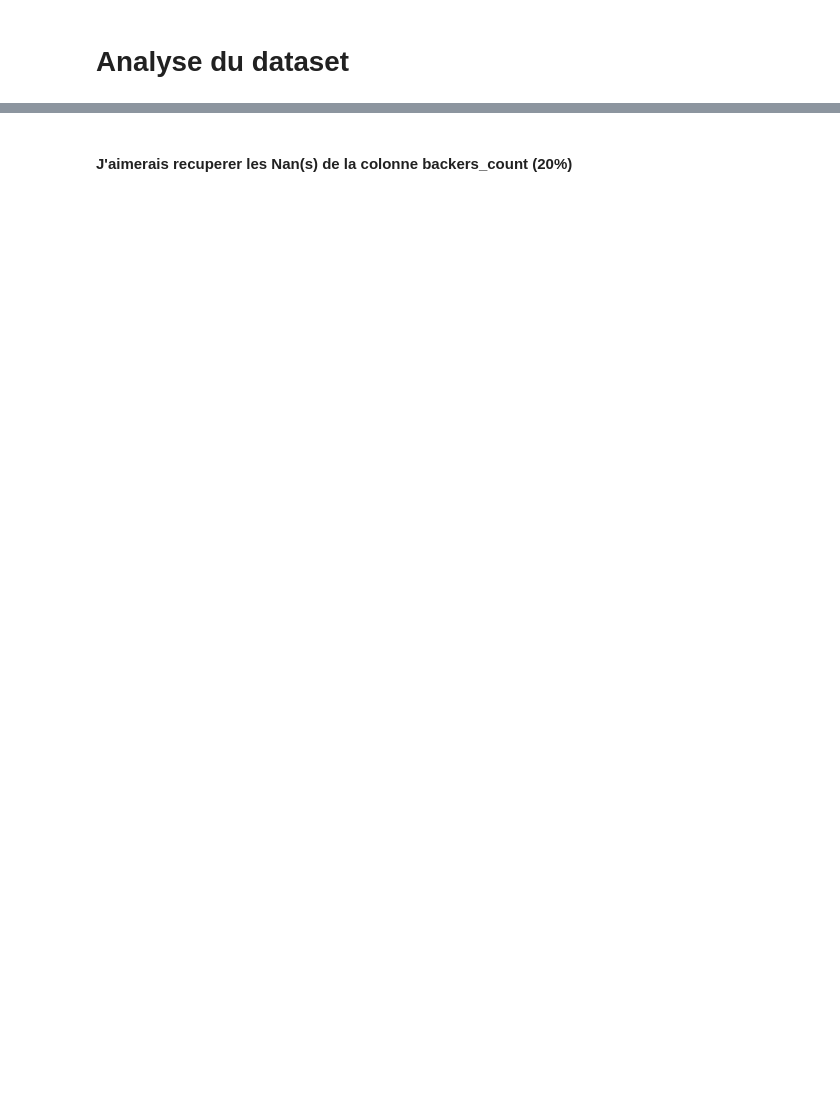
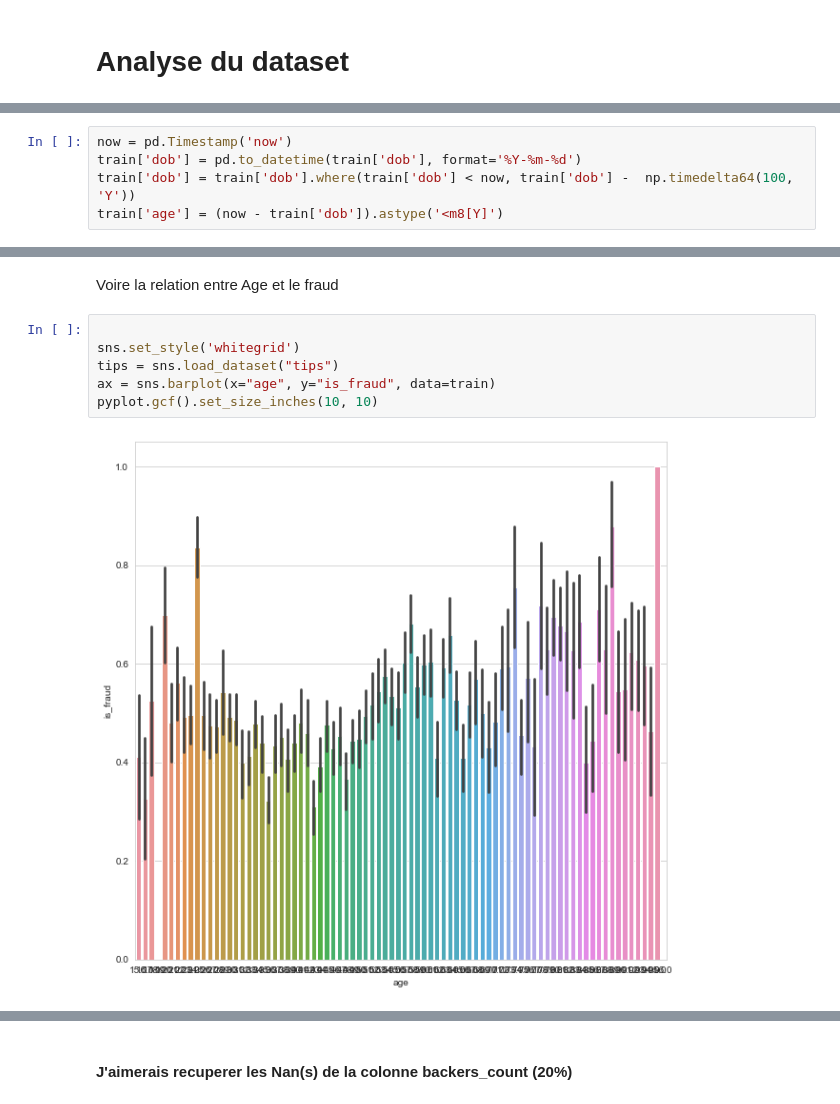
Before and after one commit to afefhnid/Project30oct, a Jupyter notebook: Project.ipynb, the cells around one changed output, grey strips where cells are left out. Cells and saved outputs as stored; diff of their text form; blank space fills up the shorter version.

```diff
--- a/Project.ipynb
+++ b/Project.ipynb
@@ -175,0 +147,5 @@ train['backers_count'].isna().sum()
+# %%
+now = pd.Timestamp('now')
+train['dob'] = pd.to_datetime(train['dob'], format='%Y-%m-%d')
+train['dob'] = train['dob'].where(train['dob'] < now, train['dob'] -  np.timedelta64(100, 'Y'))
+train['age'] = (now - train['dob']).astype('<m8[Y]')
@@ -175,0 +207,10 @@ train['backers_count'].isna().sum()
+# %% [markdown]
+Voire la relation entre Age et le fraud
+# %%
+
+sns.set_style('whitegrid')
+tips = sns.load_dataset("tips")
+ax = sns.barplot(x="age", y="is_fraud", data=train)
+pyplot.gcf().set_size_inches(10, 10)
+# %% [output]
+[figure, added]
```
Also changed, not shown: parts of 107 cells of this notebook, 9 other files.
